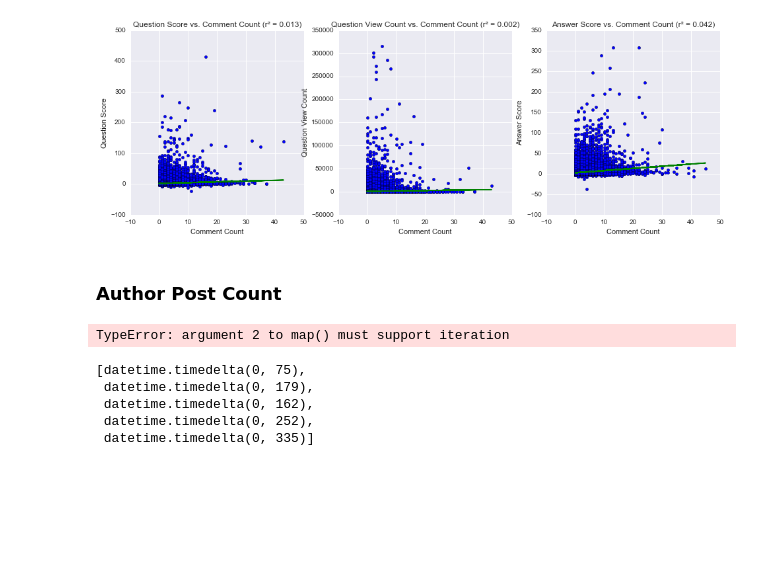
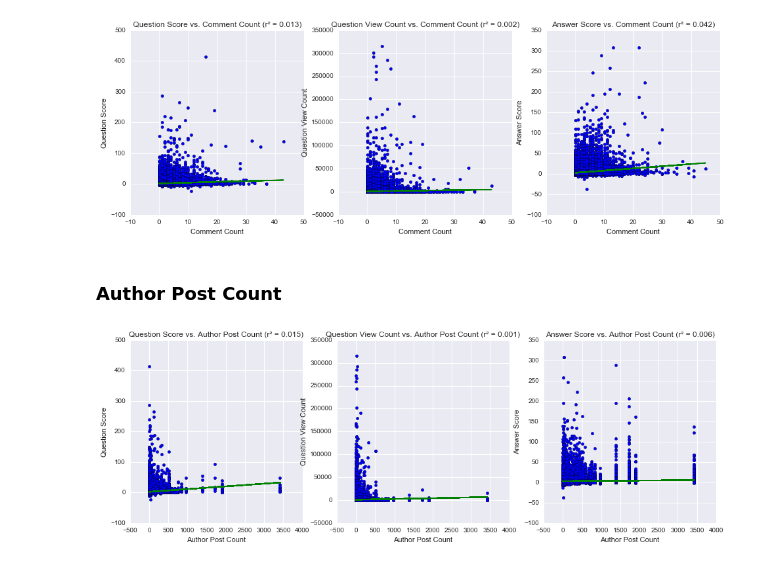
Before and after one commit to alexmfriedman/stack-exchange-analysis, a Jupyter notebook: Stack Overflow Analysis.ipynb, the cells around one changed output. Drawn from its saved outputs; the diff is of its cells as text; code cells hidden in the pictures; blank space fills up the shorter version.

```diff
--- a/Stack Overflow Analysis.ipynb
+++ b/Stack Overflow Analysis.ipynb
@@ -739,42 +740,33 @@ plot_features(
 # %% [markdown]
 ### Author Post Count
 # %%
-# posts per user
 num_user_posts = c.execute('''
                             SELECT users.Id, COUNT(posts.Id)
                             FROM users
                             LEFT JOIN posts ON users.Id = posts.OwnerUserId
                             GROUP BY users.Id''').fetchall()
 user_posts_dict = dict(num_user_posts)
+
 question_user = query(c, '''
                             SELECT OwnerUserId
                             FROM posts
                             WHERE PostTypeId = 1
                             ORDER BY Id''')
-
-question_user_sum_posts = map(lambda x: sum(map(user_posts_dict.__getitem__, x)), question_user)
 
 answer_user = query(c, '''
                             SELECT OwnerUserId
                             FROM posts
                             WHERE PostTypeId = 2
                             ORDER BY Id''')
 
-# votes per user; will insert into dict
-num_user_votes = query(c, '''
-                            SELECT Id, UpVotes + DownVotes
-                            FROM users
-                            ''')
-user_votes_dict = dict(num_user_votes)
+question_user_posts_count = map(user_posts_dict.__getitem__, question_user)
+answer_user_posts_count = map(user_posts_dict.__getitem__, answer_user)
 
-question_user_sum_votes = map(lambda x: sum(map(user_votes_dict.__getitem__, x)), question_user)
+plot_features(
+    [question_user_sum_posts] * 2 + [answer_user_posts_count],
+    ys,
+    ['Author Post Count'] * 3,
+    y_labels
+)
 # %% [output]
-TypeError: argument 2 to map() must support iteration
+[figure, added]
-# %%
-answer_original_question_time[:5]
-# %% [output]
-[datetime.timedelta(0, 75),
- datetime.timedelta(0, 179),
- datetime.timedelta(0, 162),
- datetime.timedelta(0, 252),
- datetime.timedelta(0, 335)]
```
Also changed, not shown: parts of 13 cells of this notebook.
